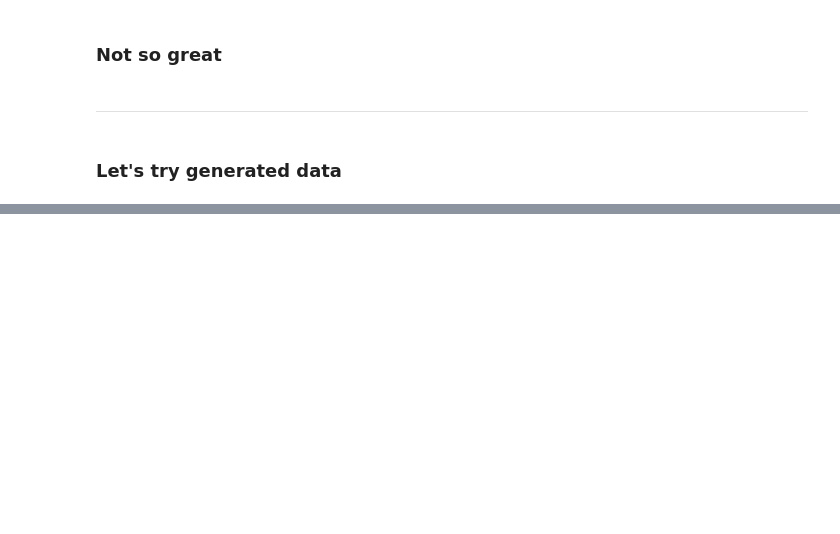
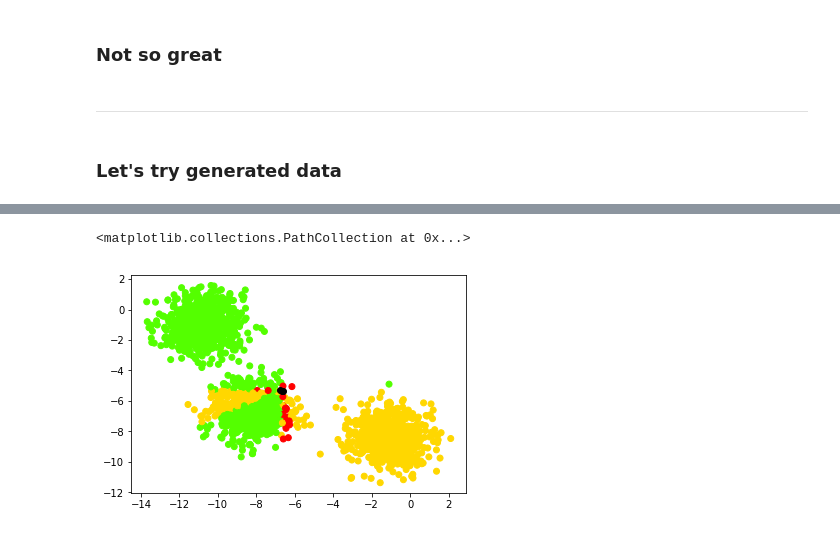
Before and after one commit to alanjeanpierre/data-mining-algorithms, a Jupyter notebook: examples.ipynb, the cells around one changed output, grey strips where cells are left out. Drawn from its saved outputs; the diff is of its cells as text; code cells hidden in the pictures; blank space fills up the shorter version.

Commit message:
Add error messages and cluster return values

```diff
--- a/examples.ipynb
+++ b/examples.ipynb
@@ -155,0 +198,19 @@ plt.scatter(df.x, df.y, c=d.labels_, cmap='prism', label='DBSCAN')
+# %%
+k.fit(blobs)
+# %%
+classes = [k.predict(x) for x in blobs]
+# %%
+clusters = np.ndarray(shape=(3,2), dtype=np.float)
+k.GetClusters(clusters)
+# %%
+y = [i[1] for i in blobs]
+x = [i[0] for i in blobs]
+
+centerx = [i[0] for i in clusters]
+centery = [i[1] for i in clusters]
+# %%
+plt.scatter(x, y, c=classes, cmap='prism')
+plt.scatter(centerx, centery, c='k')
+# %% [output]
+<matplotlib.collections.PathCollection at 0x...>
+[figure, added]
```
Also changed, not shown: parts of 13 cells of this notebook, 5 other files.
